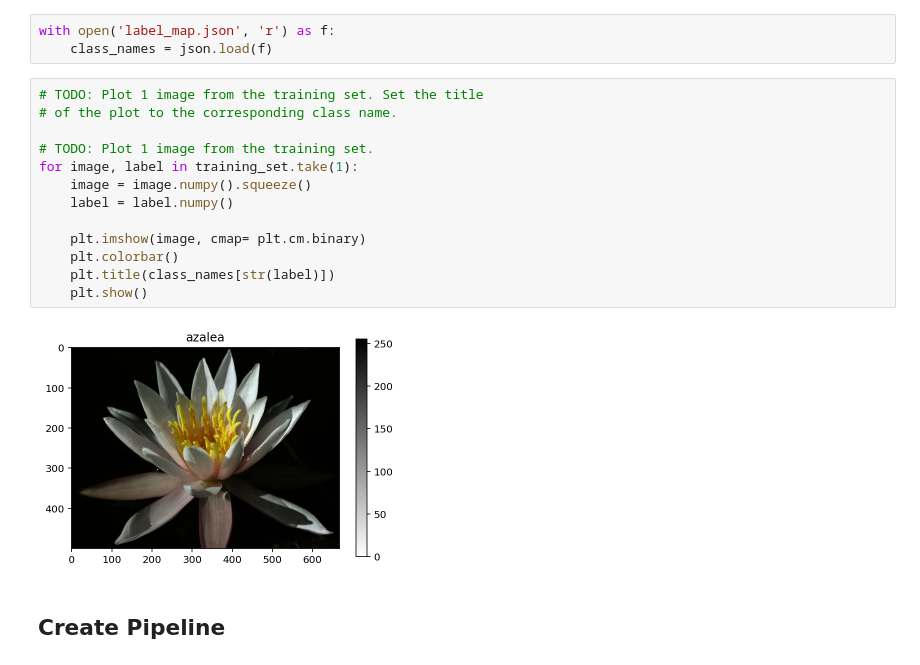
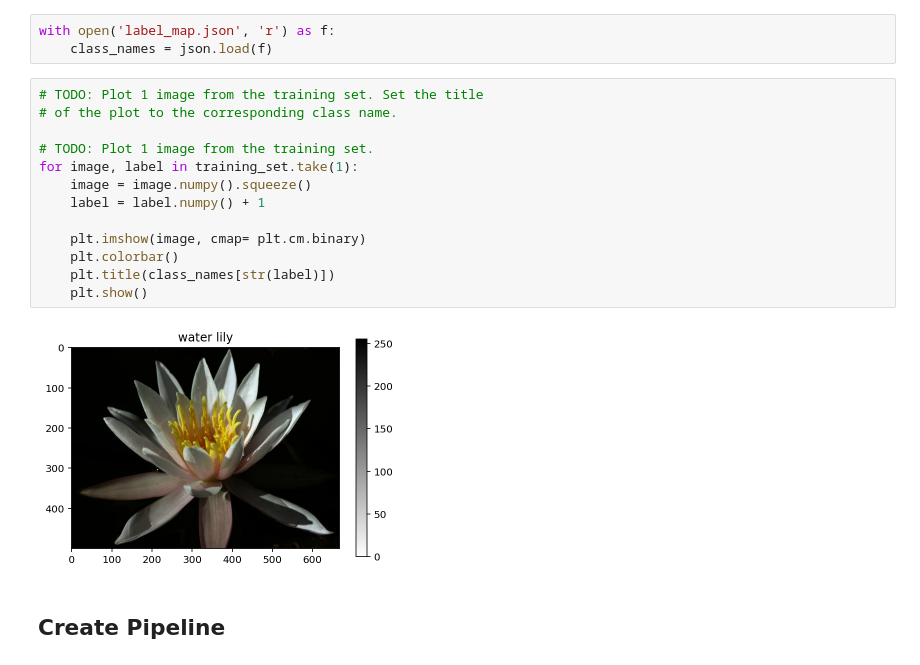
Before and after one commit to walidsi/oxford-flowers-image-classifier, a Jupyter notebook: Project_Image_Classifier_Project.ipynb, the cells around one changed output. Cells and saved outputs as stored; diff of their text form.

```diff
--- a/Project_Image_Classifier_Project.ipynb
+++ b/Project_Image_Classifier_Project.ipynb
@@ -154,18 +155,18 @@ with open('label_map.json', 'r') as f:
 # %%
 # TODO: Plot 1 image from the training set. Set the title
 # of the plot to the corresponding class name.
 
 # TODO: Plot 1 image from the training set.
 for image, label in training_set.take(1):
     image = image.numpy().squeeze()
-    label = label.numpy()
+    label = label.numpy() + 1
 
     plt.imshow(image, cmap= plt.cm.binary)
     plt.colorbar()
     plt.title(class_names[str(label)])
     plt.show()
 # %% [output]
-[figure, old version]
+[figure, new version]
 # %% [markdown]
 ## Create Pipeline
 # %%
```
Also changed, not shown: parts of 13 cells of this notebook.
